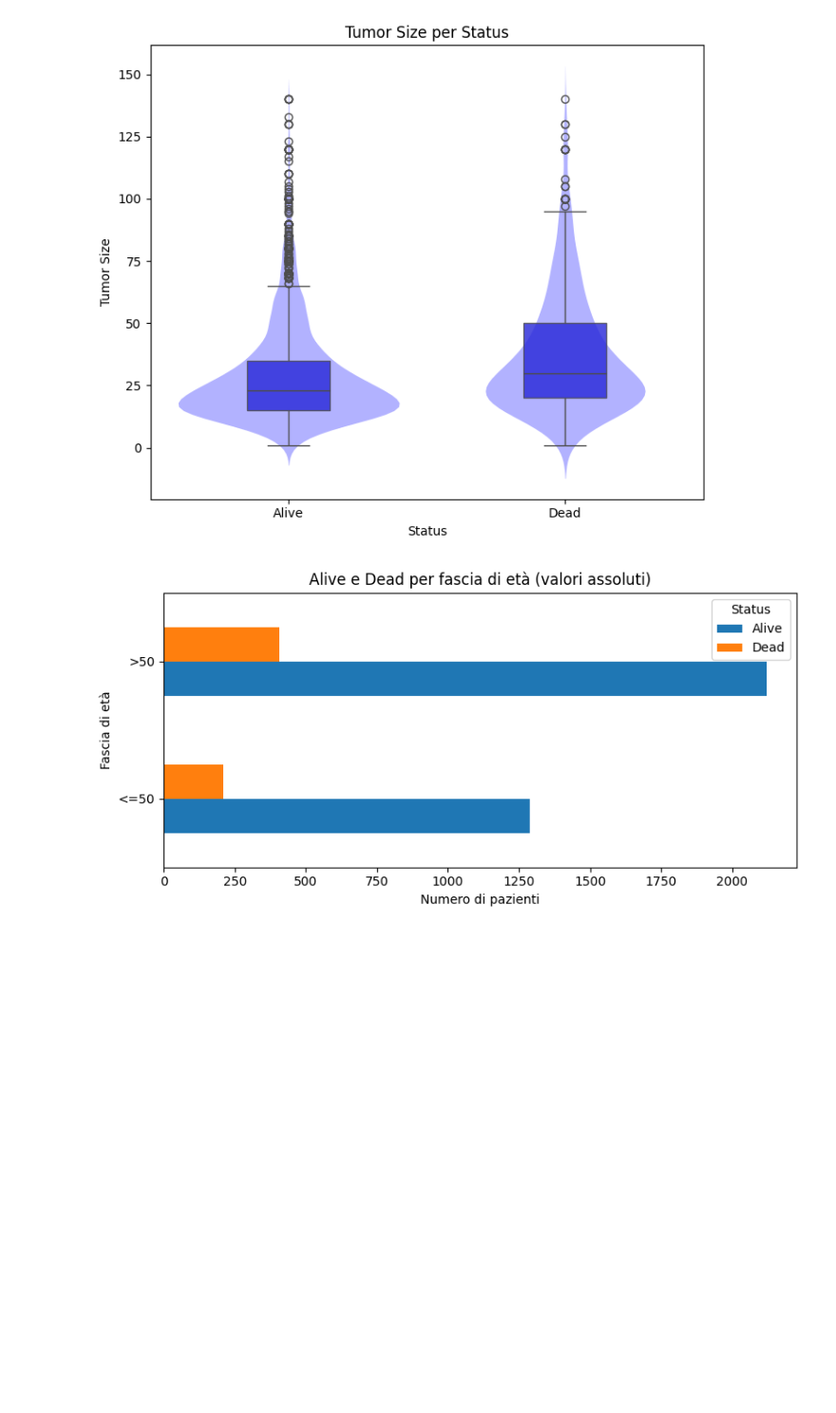
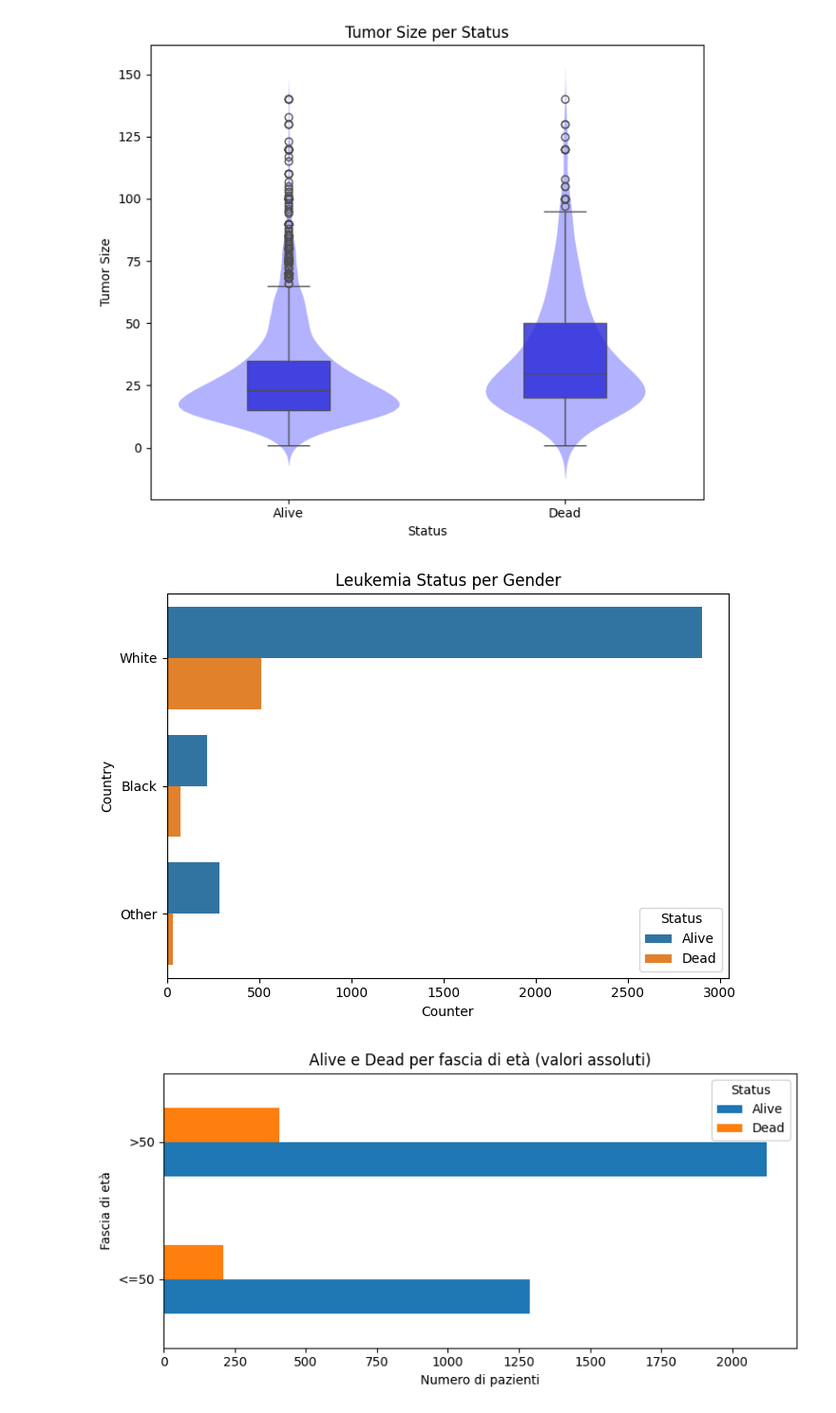
Before and after one commit to andreeriga/Scientific-Visualization-Magistrale, a Jupyter notebook: notebooks/breast.ipynb, the cells around one changed output. Shown at 95% size. Cells and saved outputs as stored; diff of their text form; code cells hidden in the pictures; blank space fills up the shorter version.

```diff
--- a/notebooks/breast.ipynb
+++ b/notebooks/breast.ipynb
@@ -56,6 +56,24 @@ plt.tight_layout()
 plt.show()
 # %% [output]
 [figure]
+# %%
+plt.figure(figsize=(7,5))
+
+sns.countplot(
+    data=df,
+    y="Race",
+    hue="Status",
+    orient="h"
+)
+
+plt.title("Leukemia Status per Gender")
+plt.xlabel("Counter")
+plt.ylabel("Country")
+
+plt.tight_layout()
+plt.show()
+# %% [output]
+[figure, added]
 # %%
 #confronto tra età e stato finale
 
```
Also changed, not shown: 1 other file.
